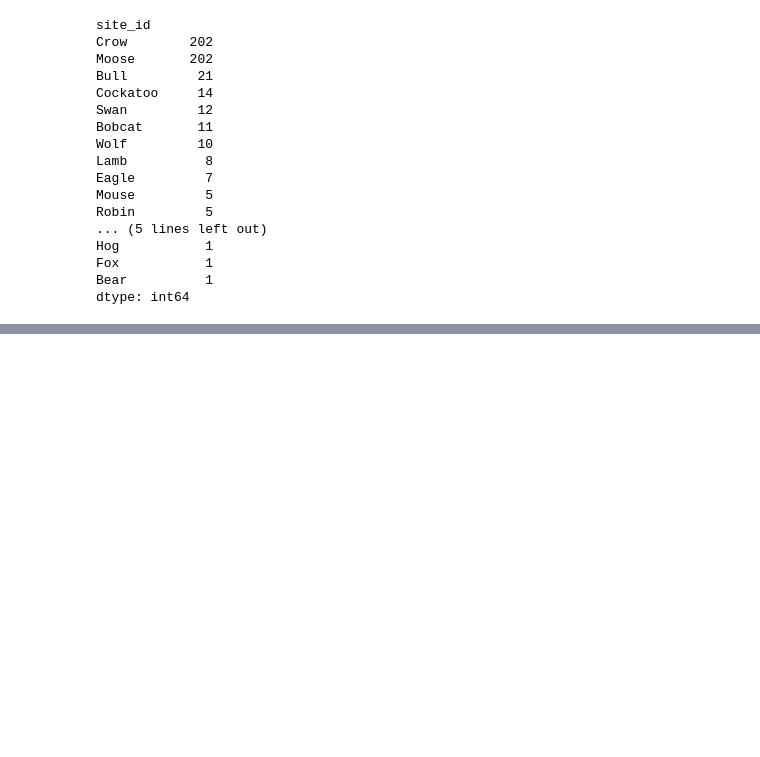
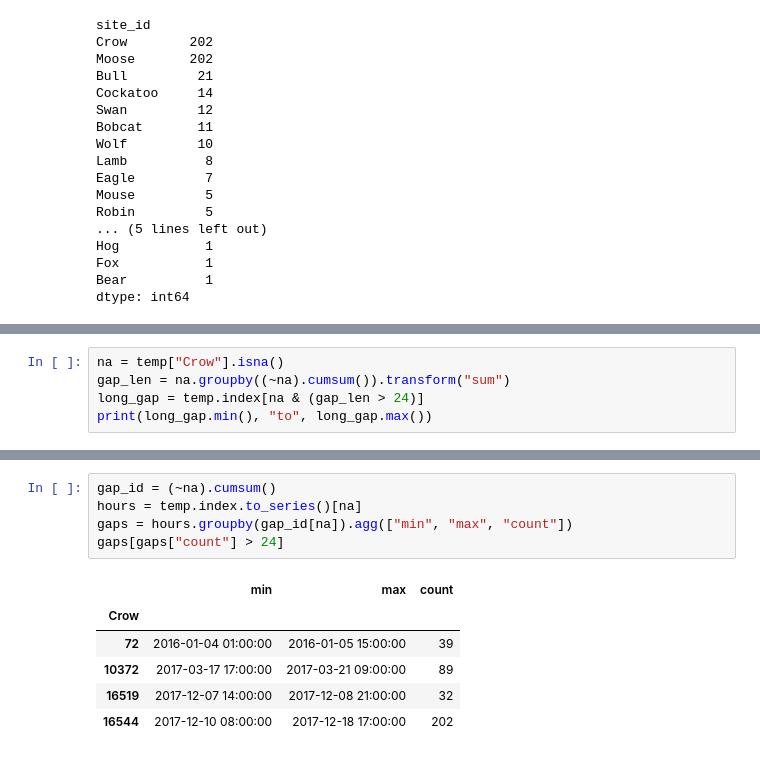
Before and after one commit to sevilkhojasteh/building-energy-trust, a Jupyter notebook: notebooks/01_explore.ipynb, the cells around one changed output, grey strips where cells are left out. Saved outputs shown, nothing was run; the diff lists cells and outputs as text; blank space fills up the shorter version.

```diff
--- a/notebooks/01_explore.ipynb
+++ b/notebooks/01_explore.ipynb
@@ -477,0 +491,5 @@ dtype: int64
+# %%
+na = temp["Crow"].isna()
+gap_len = na.groupby((~na).cumsum()).transform("sum")
+long_gap = temp.index[na & (gap_len > 24)]
+print(long_gap.min(), "to", long_gap.max())
@@ -477,0 +498,12 @@ dtype: int64
+# %%
+gap_id = (~na).cumsum()
+hours = temp.index.to_series()[na]
+gaps = hours.groupby(gap_id[na]).agg(["min", "max", "count"])
+gaps[gaps["count"] > 24]
+# %% [output]
+|  | min | max | count |
+| Crow |  |  |  |
+| 72 | 2016-01-04 01:00:00 | 2016-01-05 15:00:00 | 39 |
+| 10372 | 2017-03-17 17:00:00 | 2017-03-21 09:00:00 | 89 |
+| 16519 | 2017-12-07 14:00:00 | 2017-12-08 21:00:00 | 32 |
+| 16544 | 2017-12-10 08:00:00 | 2017-12-18 17:00:00 | 202 |
```
Also changed, not shown: parts of 8 cells of this notebook.
